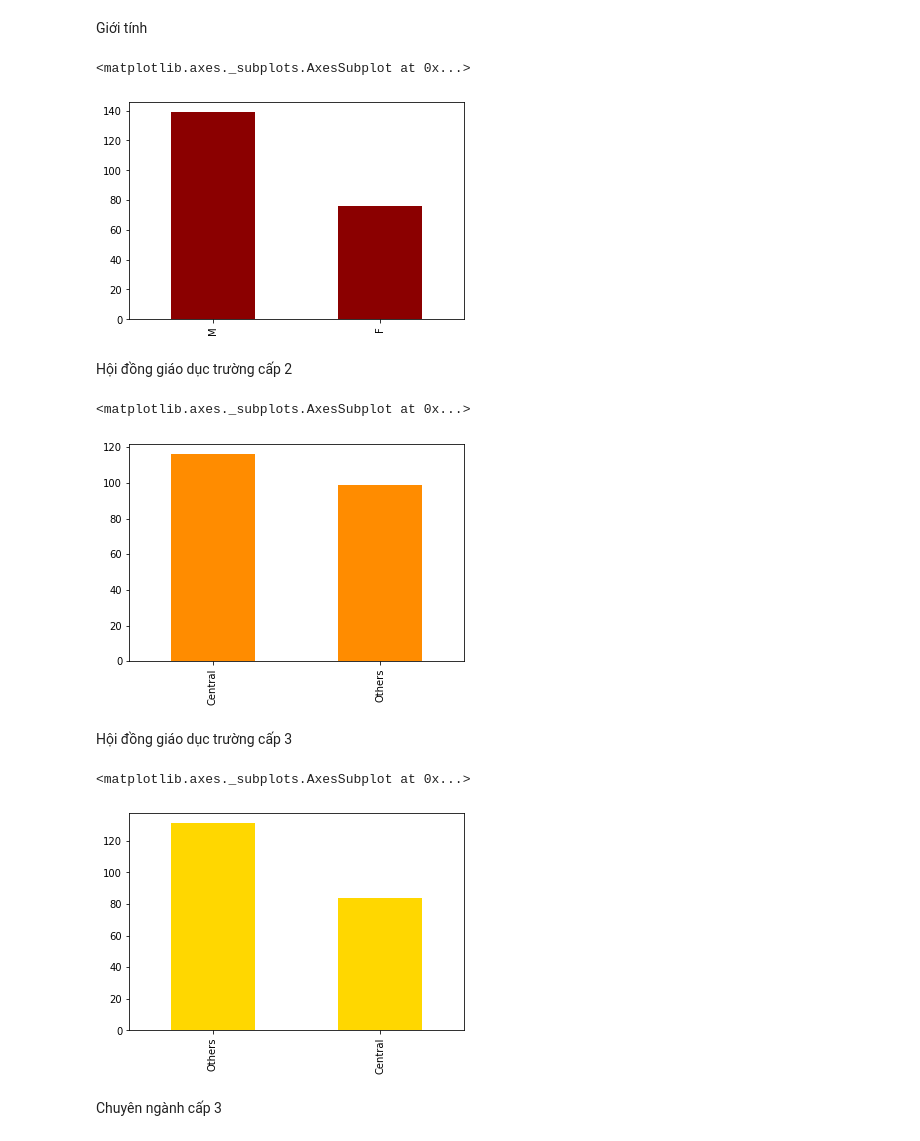
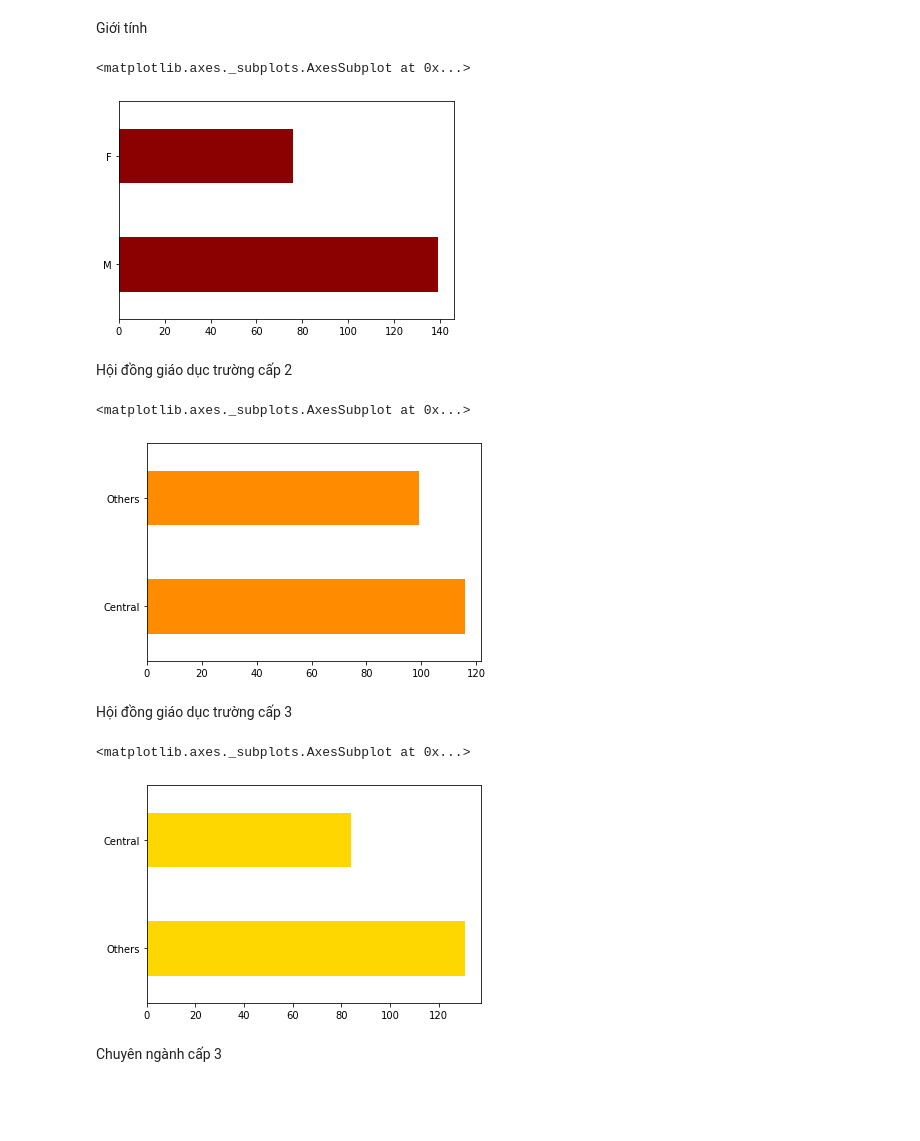
Before and after one commit to huihui1503/P4DS-CLC19-FinalProject, a Jupyter notebook: Final_Project_Hui.ipynb, the cells around one changed output. Saved outputs shown, nothing was run; the diff lists cells and outputs as text; code cells hidden in the pictures; blank space fills up the shorter version.

```diff
--- a/Final_Project_Hui.ipynb
+++ b/Final_Project_Hui.ipynb
@@ -22,7 +18,8 @@ Mounted at /content/drive
 # %% [markdown]
 ### Đọc dữ liệu
 # %%
-df = pd.read_csv(folder_path + 'Placement_Data_Full_Class.csv')
+# df = pd.read_csv(folder_path + 'Placement_Data_Full_Class.csv')
+df = pd.read_csv('Placement_Data_Full_Class.csv')
 df.head()
 # %% [output]
 |  | sl_no | gender | ssc_p | ssc_b | hsc_p | hsc_b | hsc_s | degree_p | degree_t | workex | etest_p | ... |
@@ -175,24 +184,24 @@ dtype: object
 # %% [markdown]
 Giới tính
 # %%
-categorical_df['gender'].value_counts().plot.bar(color='darkred')
+categorical_df['gender'].value_counts().plot.barh(color='darkred')
 # %% [output]
 <matplotlib.axes._subplots.AxesSubplot at 0x...>
-[figure, old version]
+[figure, new version]
 # %% [markdown]
 Hội đồng giáo dục trường cấp 2
 # %%
-categorical_df['ssc_b'].value_counts().plot.bar(color='darkorange')
+categorical_df['ssc_b'].value_counts().plot.barh(color='darkorange')
 # %% [output]
 <matplotlib.axes._subplots.AxesSubplot at 0x...>
-[figure, old version]
+[figure, new version]
 # %% [markdown]
 Hội đồng giáo dục trường cấp 3
 # %%
-categorical_df['hsc_b'].value_counts().plot.bar(color='gold')
+categorical_df['hsc_b'].value_counts().plot.barh(color='gold')
 # %% [output]
 <matplotlib.axes._subplots.AxesSubplot at 0x...>
-[figure, old version]
+[figure, new version]
 # %% [markdown]
 Chuyên ngành cấp 3
 # %%
```
Also changed, not shown: parts of 58 cells of this notebook.
